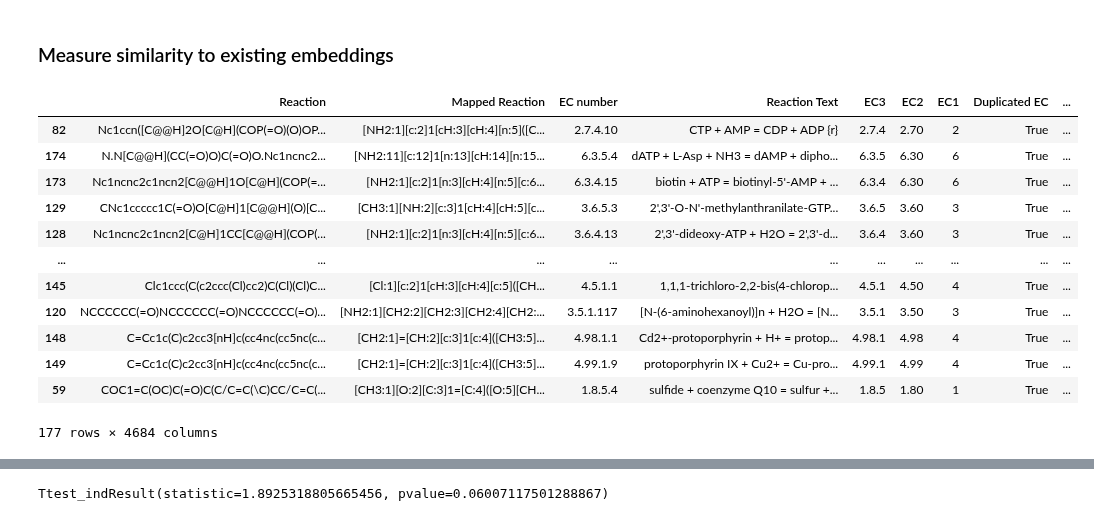
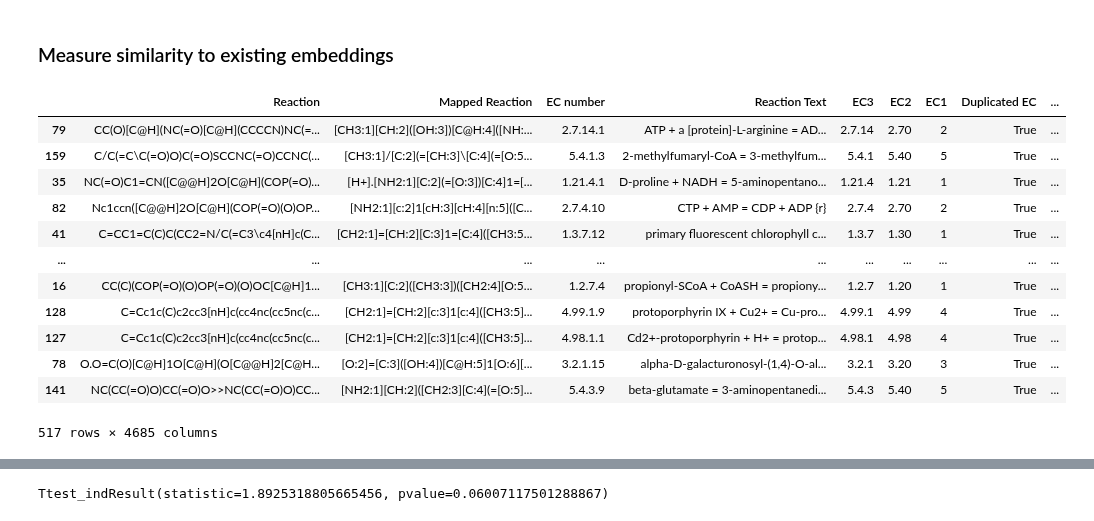
Before and after one commit to jsunn-y/CARE, a Jupyter notebook: analysis.ipynb, the cells around one changed output, grey strips where cells are left out. Cells and saved outputs as stored; diff of their text form; code cells hidden in the pictures.

```diff
--- a/analysis.ipynb
+++ b/analysis.ipynb
@@ -56,6 +64,13 @@ task2_splits = ['easy', 'medium', 'hard']
 
 reference_EC_list = np.loadtxt('processed_data/EC_list.txt', dtype=str)
 num_ECs = len(reference_EC_list)
+# %%
+#find the column labeled as ['0']
+def find_column(df, label):
+    for i, col in enumerate(df.columns):
+        if col == label:
+            return i
+    return None
 # %%
 #generate and save random EC rankings for each task and all splits
 for task in ['task1', 'task2']:
@@ -70,10 +85,9 @@ for task in ['task1', 'task2']:
 
     for split in splits:
         query_df = pd.read_csv('{}_baselines/results_summary/{}/{}_{}_test_results_df.csv'.format(task, baselines[1], split, modality))
-        if task == 'task1':
-            num_cols = 3
-        else:
-            num_cols = len(query_df.columns) - num_ECs
+
+        num_cols = find_column(query_df, '0')
+        print(num_cols)
 
         for i in range(query_df.shape[0]):
             np.random.seed(42)
@@ -169,26 +189,29 @@ Visualization to better understand what is happening
 # %% [markdown]
 ### Measure similarity to existing embeddings
 # %%
-split = 'medium'
-reaction_similarities = np.load('/disk1/jyang4/repos/CARE/task2_baselines/Similarity/output/{}_split/retrieval_results/{}_reaction_test_reaction2reaction_retrieval_similarities.npy'.format(split, split))
-query_df = pd.read_csv('task2_baselines/results_summary/CREEP/{}_reaction_test_results_df.csv'.format(split))
-reference_df = pd.read_csv('splits/task2/{}_reaction_train.csv'.format(split))
+results = pd.DataFrame()
+for split in ['easy', 'medium', 'hard']:
+    reaction_similarities = np.load('/disk1/jyang4/repos/CARE/task2_baselines/Similarity/output/{}_split/retrieval_results/{}_reaction_test_reaction2reaction_retrieval_similarities.npy'.format(split, split))
+    query_df = pd.read_csv('task2_baselines/results_summary/CREEP/{}_reaction_test_results_df.csv'.format(split))
+    reference_df = pd.read_csv('splits/task2/{}_reaction_train.csv'.format(split))
 
-query_df['correct'] = query_df['EC number'] == query_df['0']
-query_df['similarity'] = np.max(reaction_similarities, axis=1)
-query_df = query_df.sort_values(by='similarity', ascending=False)
-query_df
+    query_df['Correct'] = query_df['EC number'] == query_df['0']
+    query_df['Similarity'] = np.max(reaction_similarities, axis=1)
+    query_df = query_df.sort_values(by='Similarity', ascending=False)
+    query_df['Split'] = split
+    results = pd.concat([results, query_df], axis=0)
+results
 # %% [output]
 |  | Reaction | Mapped Reaction | EC number | Reaction Text | EC3 | EC2 | EC1 | Duplicated EC | ... |
+| 79 | CC(O)[C@H](NC(=O)[C@H](CCCCN)NC(=... | [CH3:1][CH:2]([OH:3])[C@H:4]([NH:... | 2.7.14.1 | ATP + a [protein]-L-arginine = AD... | 2.7.14 | 2.70 | 2 | True | ... |
+| 159 | C/C(=C\C(=O)O)C(=O)SCCNC(=O)CCNC(... | [CH3:1]/[C:2](=[CH:3]\[C:4](=[O:5... | 5.4.1.3 | 2-methylfumaryl-CoA = 3-methylfum... | 5.4.1 | 5.40 | 5 | True | ... |
+| 35 | NC(=O)C1=CN([C@@H]2O[C@H](COP(=O)... | [H+].[NH2:1][C:2](=[O:3])[C:4]1=[... | 1.21.4.1 | D-proline + NADH = 5-aminopentano... | 1.21.4 | 1.21 | 1 | True | ... |
 | 82 | Nc1ccn([C@@H]2O[C@H](COP(=O)(O)OP... | [NH2:1][c:2]1[cH:3][cH:4][n:5]([C... | 2.7.4.10 | CTP + AMP = CDP + ADP {r} | 2.7.4 | 2.70 | 2 | True | ... |
-| 174 | N.N[C@@H](CC(=O)O)C(=O)O.Nc1ncnc2... | [NH2:11][c:12]1[n:13][cH:14][n:15... | 6.3.5.4 | dATP + L-Asp + NH3 = dAMP + dipho... | 6.3.5 | 6.30 | 6 | True | ... |
-| 173 | Nc1ncnc2c1ncn2[C@@H]1O[C@H](COP(=... | [NH2:1][c:2]1[n:3][cH:4][n:5][c:6... | 6.3.4.15 | biotin + ATP = biotinyl-5'-AMP + ... | 6.3.4 | 6.30 | 6 | True | ... |
-| 129 | CNc1ccccc1C(=O)O[C@H]1[C@@H](O)[C... | [CH3:1][NH:2][c:3]1[cH:4][cH:5][c... | 3.6.5.3 | 2',3'-O-N'-methylanthranilate-GTP... | 3.6.5 | 3.60 | 3 | True | ... |
-| 128 | Nc1ncnc2c1ncn2[C@H]1CC[C@@H](COP(... | [NH2:1][c:2]1[n:3][cH:4][n:5][c:6... | 3.6.4.13 | 2',3'-dideoxy-ATP + H2O = 2',3'-d... | 3.6.4 | 3.60 | 3 | True | ... |
+| 41 | C=CC1=C(C)C(CC2=N/C(=C3\c4[nH]c(C... | [CH2:1]=[CH:2][C:3]1=[C:4]([CH3:5... | 1.3.7.12 | primary fluorescent chlorophyll c... | 1.3.7 | 1.30 | 1 | True | ... |
 | ... | ... | ... | ... | ... | ... | ... | ... | ... | ... |
-| 145 | Clc1ccc(C(c2ccc(Cl)cc2)C(Cl)(Cl)C... | [Cl:1][c:2]1[cH:3][cH:4][c:5]([CH... | 4.5.1.1 | 1,1,1-trichloro-2,2-bis(4-chlorop... | 4.5.1 | 4.50 | 4 | True | ... |
-| 120 | NCCCCCC(=O)NCCCCCC(=O)NCCCCCC(=O)... | [NH2:1][CH2:2][CH2:3][CH2:4][CH2:... | 3.5.1.117 | [N-(6-aminohexanoyl)]n + H2O = [N... | 3.5.1 | 3.50 | 3 | True | ... |
-| 148 | C=Cc1c(C)c2cc3[nH]c(cc4nc(cc5nc(c... | [CH2:1]=[CH:2][c:3]1[c:4]([CH3:5]... | 4.98.1.1 | Cd2+-protoporphyrin + H+ = protop... | 4.98.1 | 4.98 | 4 | True | ... |
-| 149 | C=Cc1c(C)c2cc3[nH]c(cc4nc(cc5nc(c... | [CH2:1]=[CH:2][c:3]1[c:4]([CH3:5]... | 4.99.1.9 | protoporphyrin IX + Cu2+ = Cu-pro... | 4.99.1 | 4.99 | 4 | True | ... |
-| 59 | COC1=C(OC)C(=O)C(C/C=C(\C)CC/C=C(... | [CH3:1][O:2][C:3]1=[C:4]([O:5][CH... | 1.8.5.4 | sulfide + coenzyme Q10 = sulfur +... | 1.8.5 | 1.80 | 1 | True | ... |
+| 16 | CC(C)(COP(=O)(O)OP(=O)(O)OC[C@H]1... | [CH3:1][C:2]([CH3:3])([CH2:4][O:5... | 1.2.7.4 | propionyl-SCoA + CoASH = propiony... | 1.2.7 | 1.20 | 1 | True | ... |
+| 128 | C=Cc1c(C)c2cc3[nH]c(cc4nc(cc5nc(c... | [CH2:1]=[CH:2][c:3]1[c:4]([CH3:5]... | 4.99.1.9 | protoporphyrin IX + Cu2+ = Cu-pro... | 4.99.1 | 4.99 | 4 | True | ... |
+| 127 | C=Cc1c(C)c2cc3[nH]c(cc4nc(cc5nc(c... | [CH2:1]=[CH:2][c:3]1[c:4]([CH3:5]... | 4.98.1.1 | Cd2+-protoporphyrin + H+ = protop... | 4.98.1 | 4.98 | 4 | True | ... |
+| 78 | O.O=C(O)[C@H]1O[C@H](O[C@@H]2[C@H... | [O:2]=[C:3]([OH:4])[C@H:5]1[O:6][... | 3.2.1.15 | alpha-D-galacturonosyl-(1,4)-O-al... | 3.2.1 | 3.20 | 3 | True | ... |
+| 141 | NC(CC(=O)O)CC(=O)O>>NC(CC(=O)O)CC... | [NH2:1][CH:2]([CH2:3][C:4](=[O:5]... | 5.4.3.9 | beta-glutamate = 3-aminopentanedi... | 5.4.3 | 5.40 | 5 | True | ... |
-177 rows × 4684 columns
+517 rows × 4685 columns
```
Also changed, not shown: parts of 3 cells of this notebook, 1 other file.
